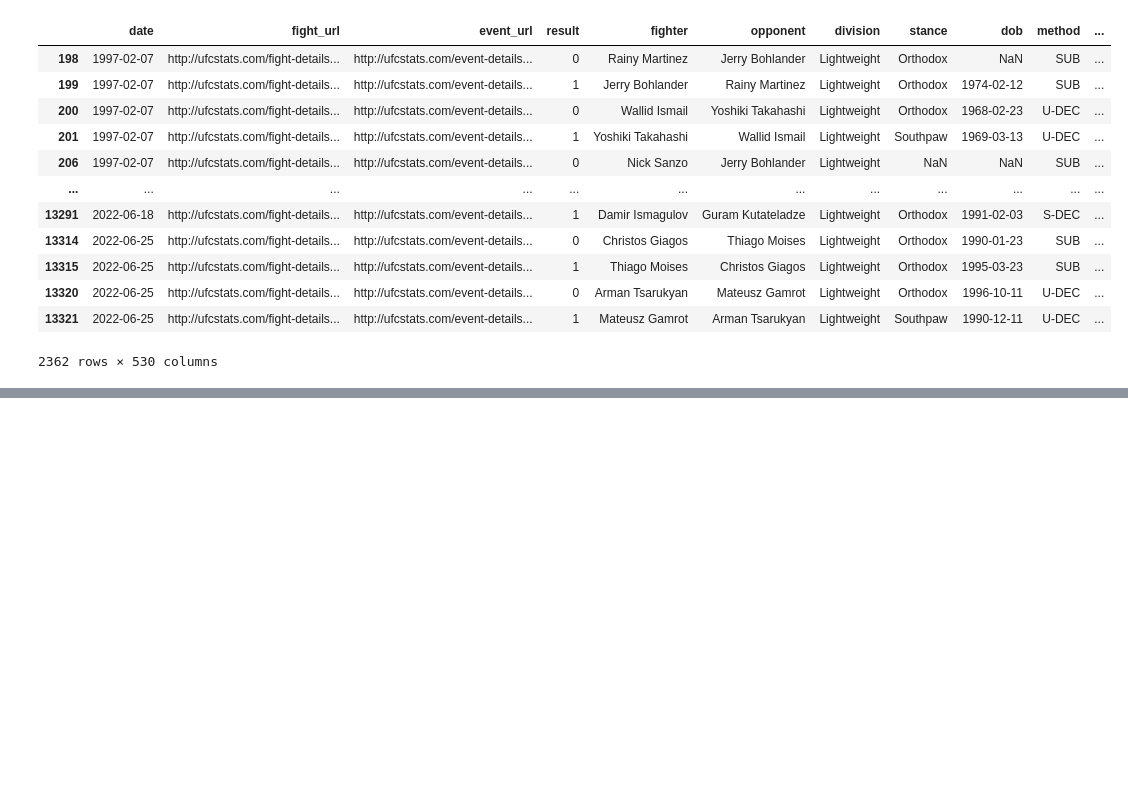
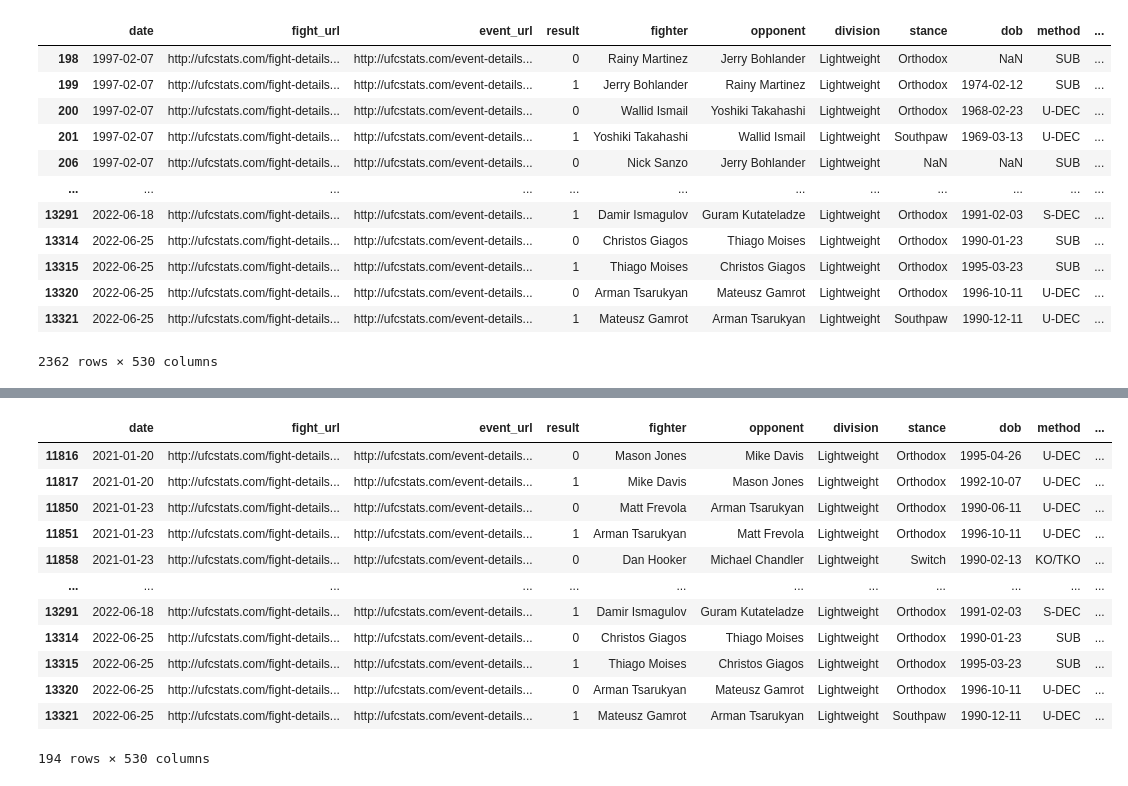
Before and after one commit to YeoWeiHan123/MMA-Contextual-Bandit, a Jupyter notebook: bt4014-mma.ipynb, the cells around one changed output, grey strips where cells are left out. Cells and saved outputs as stored; diff of their text form; code cells hidden in the pictures; blank space fills up the shorter version.

```diff
--- a/bt4014-mma.ipynb
+++ b/bt4014-mma.ipynb
@@ -105,0 +96,16 @@ masterdataframe.loc[masterdataframe["fighter"] == "Chael Sonnen"]
+# %%
+late_lightweight
+# %% [output]
+|  | date | fight_url | event_url | result | fighter | opponent | division | stance | dob | method | ... |
+| 11816 | 2021-01-20 | http://ufcstats.com/fight-details... | http://ufcstats.com/event-details... | 0 | Mason Jones | Mike Davis | Lightweight | Orthodox | 1995-04-26 | U-DEC | ... |
+| 11817 | 2021-01-20 | http://ufcstats.com/fight-details... | http://ufcstats.com/event-details... | 1 | Mike Davis | Mason Jones | Lightweight | Orthodox | 1992-10-07 | U-DEC | ... |
+| 11850 | 2021-01-23 | http://ufcstats.com/fight-details... | http://ufcstats.com/event-details... | 0 | Matt Frevola | Arman Tsarukyan | Lightweight | Orthodox | 1990-06-11 | U-DEC | ... |
+| 11851 | 2021-01-23 | http://ufcstats.com/fight-details... | http://ufcstats.com/event-details... | 1 | Arman Tsarukyan | Matt Frevola | Lightweight | Orthodox | 1996-10-11 | U-DEC | ... |
+| 11858 | 2021-01-23 | http://ufcstats.com/fight-details... | http://ufcstats.com/event-details... | 0 | Dan Hooker | Michael Chandler | Lightweight | Switch | 1990-02-13 | KO/TKO | ... |
+| ... | ... | ... | ... | ... | ... | ... | ... | ... | ... | ... | ... |
+| 13291 | 2022-06-18 | http://ufcstats.com/fight-details... | http://ufcstats.com/event-details... | 1 | Damir Ismagulov | Guram Kutateladze | Lightweight | Orthodox | 1991-02-03 | S-DEC | ... |
+| 13314 | 2022-06-25 | http://ufcstats.com/fight-details... | http://ufcstats.com/event-details... | 0 | Christos Giagos | Thiago Moises | Lightweight | Orthodox | 1990-01-23 | SUB | ... |
+| 13315 | 2022-06-25 | http://ufcstats.com/fight-details... | http://ufcstats.com/event-details... | 1 | Thiago Moises | Christos Giagos | Lightweight | Orthodox | 1995-03-23 | SUB | ... |
+| 13320 | 2022-06-25 | http://ufcstats.com/fight-details... | http://ufcstats.com/event-details... | 0 | Arman Tsarukyan | Mateusz Gamrot | Lightweight | Orthodox | 1996-10-11 | U-DEC | ... |
+| 13321 | 2022-06-25 | http://ufcstats.com/fight-details... | http://ufcstats.com/event-details... | 1 | Mateusz Gamrot | Arman Tsarukyan | Lightweight | Southpaw | 1990-12-11 | U-DEC | ... |
+194 rows × 530 columns
```
Also changed, not shown: parts of 7 cells of this notebook.
